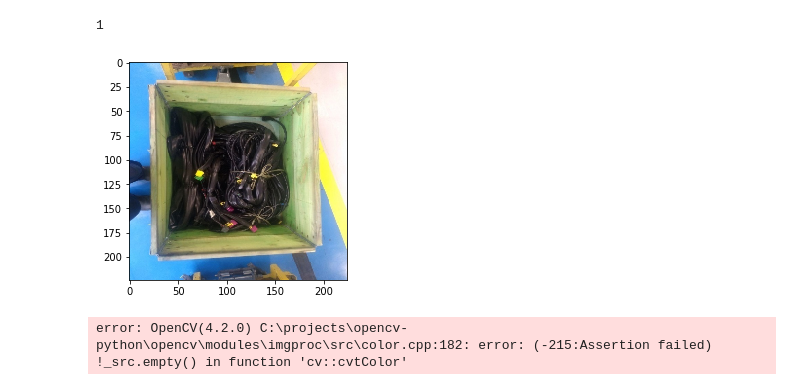
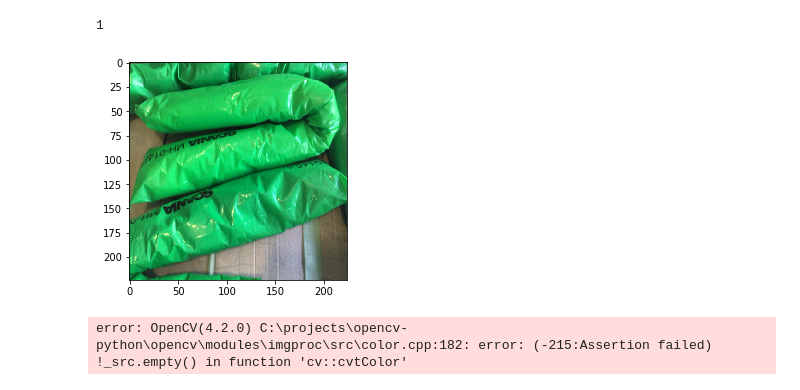
Before and after one commit to hugueds/computer-vision-api, a Jupyter notebook: machine-learning/train.ipynb, the cells around one changed output. Drawn from its saved outputs; the diff is of its cells as text; code cells hidden in the pictures.

Commit message:
update models

```diff
--- a/machine-learning/train.ipynb
+++ b/machine-learning/train.ipynb
@@ -13,7 +13,7 @@ from tensorflow.keras.callbacks import EarlyStopping
 from tensorflow.keras.optimizers import Adam
 # %%
 PATH = 'images/boxes'
-INPUT_SIZE = (224, 224, 3)
+INPUT_SIZE = (100,100, 3)
 # %%
 with open("categories.txt", "r") as file:
     categories = file.read().splitlines()
@@ -50,7 +57,7 @@ y_cat_test = to_categorical(y_test, num_classes)
 # %%
 epochs = 10
-lr = 1e-4
-batch_size = 6
+lr = 15e-4
+batch_size = 1
 
 print(batch_size)
 
@@ -65,9 +72,9 @@ pool_2 = MaxPool2D(pool_size=(2,2))(conv_2)
 flatten = Flatten()(pool_2)
 
 dense = Dense(128)(flatten)
-dropout = Dropout(0.2)(dense)
+dropout = Dropout(0.25)(dense)
 
-output = Dense(num_classes, activation="sigmoid")(dropout)
+output = Dense(num_classes, activation="softmax")(dropout)
 
 model = Model(inputs=[input], outputs=[output])
 model.compile(loss="binary_crossentropy", optimizer=Adam(learning_rate=lr, decay=lr / epochs), metrics=["accuracy"])
@@ -76,2 +83,13 @@ model.compile(loss="binary_crossentropy", optimizer=Adam(learning_rate=lr, decay
+# %%
+datagen = tf.keras.preprocessing.image.ImageDataGenerator(
+    rotation_range=20,
+    horizontal_flip=True)
+# compute quantities required for featurewise normalization
+# (std, mean, and principal components if ZCA whitening is applied)
+datagen.fit(X_train)
+# fits the model on batches with real-time data augmentation:
+model.fit_generator(datagen.flow(X_train, y_train, batch_size=1),
+                     steps_per_epoch=10,
+        epochs=50)
 # %%
 model.fit(X_train, y_cat_train, batch_size=batch_size, epochs=epochs, validation_split=0.1, callbacks=[EarlyStopping(patience=3)])
@@ -95,13 +102,13 @@ LOSS: 0.47333842515945435, ACC: 75.0
 # %%
 pred = model.predict(X_test)
 # %%
-img = X_test[1]
+img = X_test[6]
 plt.imshow(img)
 img = img.reshape(-1, INPUT_SIZE[0], INPUT_SIZE[1], INPUT_SIZE[2])
 model.predict(img)[0].argmax()
 # %% [output]
 1
-[figure, old version]
+[figure, new version]
 # %%
 model.save('models/emptybox.h5')
 # %%
```
Also changed, not shown: parts of 4 cells of this notebook, 27 other files.
